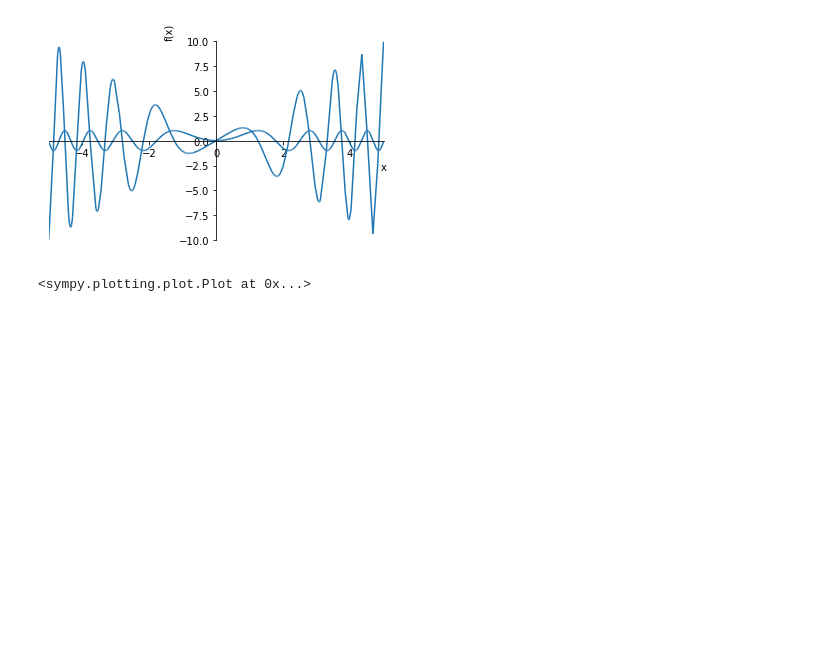
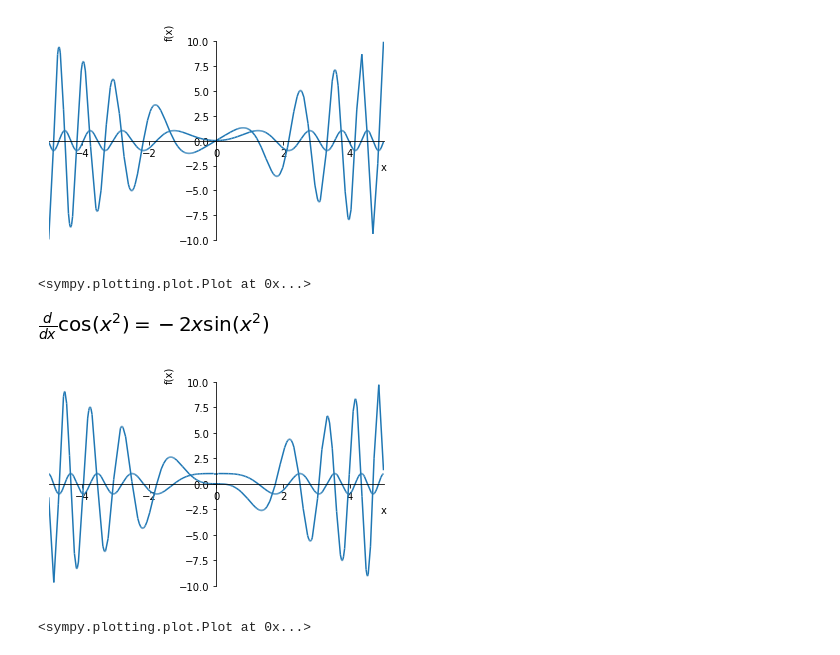
Before and after one commit to xdanger/notebooks, a Jupyter notebook: Mathematics/Essence of Caculus.ipynb, the cells around one changed output. Saved outputs shown, nothing was run; the diff lists cells and outputs as text; code cells hidden in the pictures; blank space fills up the shorter version.

```diff
--- a/Mathematics/Essence of Caculus.ipynb
+++ b/Mathematics/Essence of Caculus.ipynb
@@ -218,3 +215,13 @@ plot(sin(x**2).doit(), expr8.doit(), (x, -5, 5))
 # %% [output]
 [figure]
 <sympy.plotting.plot.Plot at 0x...>
+# %%
+expr9 = Derivative(cos(x**2))
+show_equation(expr9)
+# %% [output]
+[figure, added]
+# %%
+plot(cos(x**2).doit(), expr9.doit(), (x, -5, 5))
+# %% [output]
+[figure, added]
+<sympy.plotting.plot.Plot at 0x...>
```
Also changed, not shown: parts of 1 cell of this notebook.
